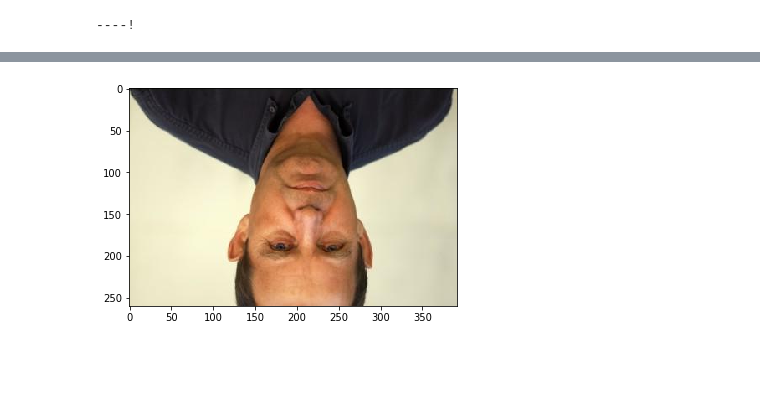
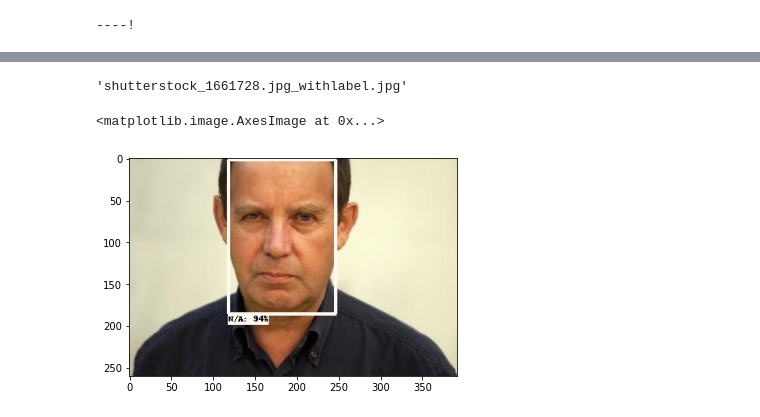
Before and after one commit to DiversityDatabaseProject/AWS_Sagemaker, a Jupyter notebook: AWS_Sagemaker/Refactoring/my_prediction_v9 - Refactored.ipynb, the cells around one changed output, grey strips where cells are left out. Cells and saved outputs as stored; diff of their text form; code cells hidden in the pictures; blank space fills up the shorter version.

```diff
--- a/AWS_Sagemaker/Refactoring/my_prediction_v9 - Refactored.ipynb
+++ b/AWS_Sagemaker/Refactoring/my_prediction_v9 - Refactored.ipynb
@@ -130,0 +54,5 @@ image_content=cv2.imread(image,1)
+# %%
+#Keep image name only
+image_key=image_key[7:]
+# %%
+image_key2=image_key[:-4]
@@ -130,0 +72,7 @@ image_content=cv2.imread(image,1)
+# %%
+import matplotlib
+from matplotlib import pyplot as plt
+image_content=cv2.imread('image.jpg',1) # Checks dimensions of output of cv2.imread
+%matplotlib inline
+plt.imshow(cv2.cvtColor(image_content, cv2.COLOR_BGR2RGB))
+plt.show()
@@ -131,6 +81,13 @@ image_content=cv2.imread(image,1)
+# %%
+image_key+"_withlabel.jpg"
+# %% [output]
+'shutterstock_1661728.jpg_withlabel.jpg'
+# %%
+image_withlabel, score = my_inference.inference('image.jpg',image_content,predictor,image_key2)
 # %%
 #%matplotlib inline
-plt.imshow(cv2.cvtColor(image_content, cv2.COLOR_BGR2RGB))
-plt.show()
+plt.imshow(image_withlabel)
+plt.imshow(cv2.cvtColor(image_withlabel, cv2.COLOR_BGR2RGB))
 # %% [output]
+<matplotlib.image.AxesImage at 0x...>
-[figure, old version]
+[figure, new version]
```
Also changed, not shown: parts of 29 cells of this notebook, 8 other files.
